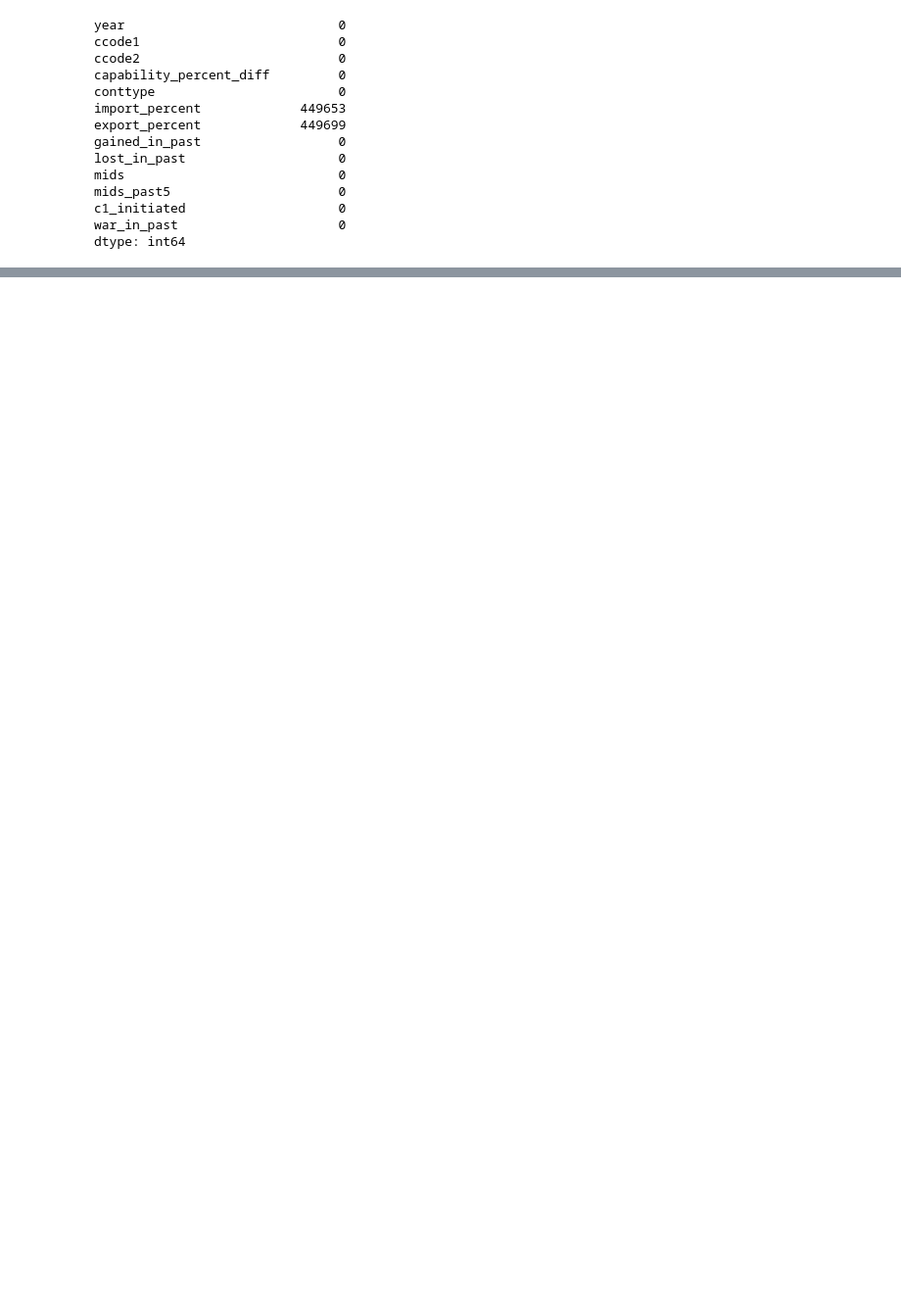
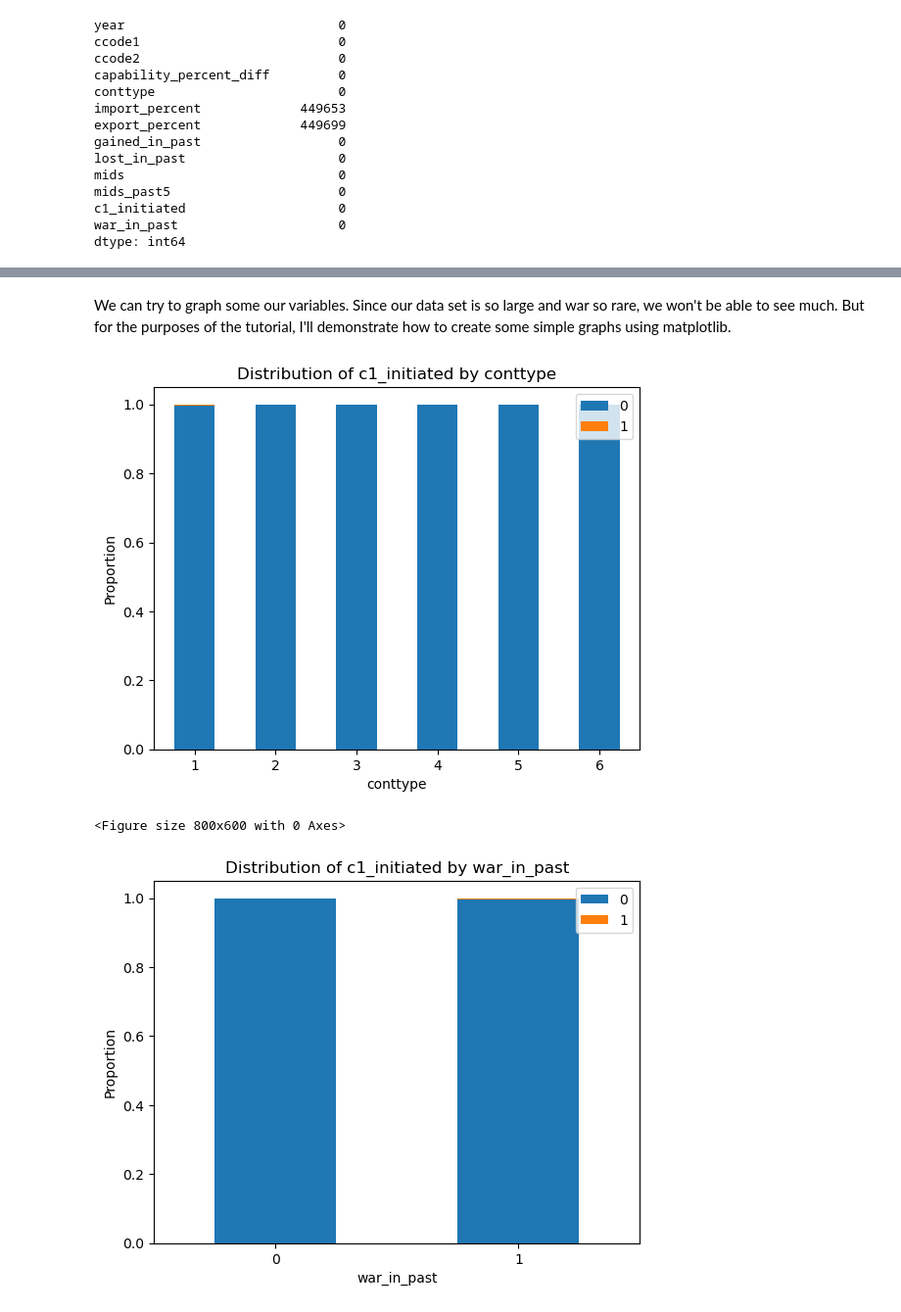
Before and after one commit to wesley-day/wesley-day.github.io, a Jupyter notebook: final_proj.ipynb, the cells around one changed output, grey strips where cells are left out. Shown at 98% size. Cells and saved outputs as stored; diff of their text form; code cells hidden in the pictures; blank space fills up the shorter version.

```diff
--- a/final_proj.ipynb
+++ b/final_proj.ipynb
@@ -562,0 +560,26 @@ strong multicollinearity or other numerical problems.
+# %% [markdown]
+We can try to graph some our variables. Since our data set is so large and war so rare, we won't be able to see much. But for the purposes of the tutorial, I'll demonstrate how to create some simple graphs using matplotlib.
+# %%
+# Making two stacked bar graphs. One for conttype and one for war_in_past.
+grouped = df.groupby('conttype')['c1_initiated'].value_counts(normalize=True).unstack()
+grouped.plot(kind='bar', stacked=True)
+plt.xlabel('conttype')
+plt.ylabel('Proportion')
+plt.title('Distribution of c1_initiated by conttype')
+plt.xticks(rotation=0)
+plt.legend(loc='upper right')
+plt.show()
+
+plt.figure(figsize=(8, 6))
+grouped = df.groupby('war_in_past')['c1_initiated'].value_counts(normalize=True).unstack()
+grouped.plot(kind='bar', stacked=True)
+plt.xlabel('war_in_past')
+plt.ylabel('Proportion')
+plt.title('Distribution of c1_initiated by war_in_past')
+plt.xticks(rotation=0)
+plt.legend(loc='upper right')
+plt.show()
+# %% [output]
+[figure, added]
+<Figure size 800x600 with 0 Axes>
+[figure, added]
```
Also changed, not shown: parts of 51 cells of this notebook.
